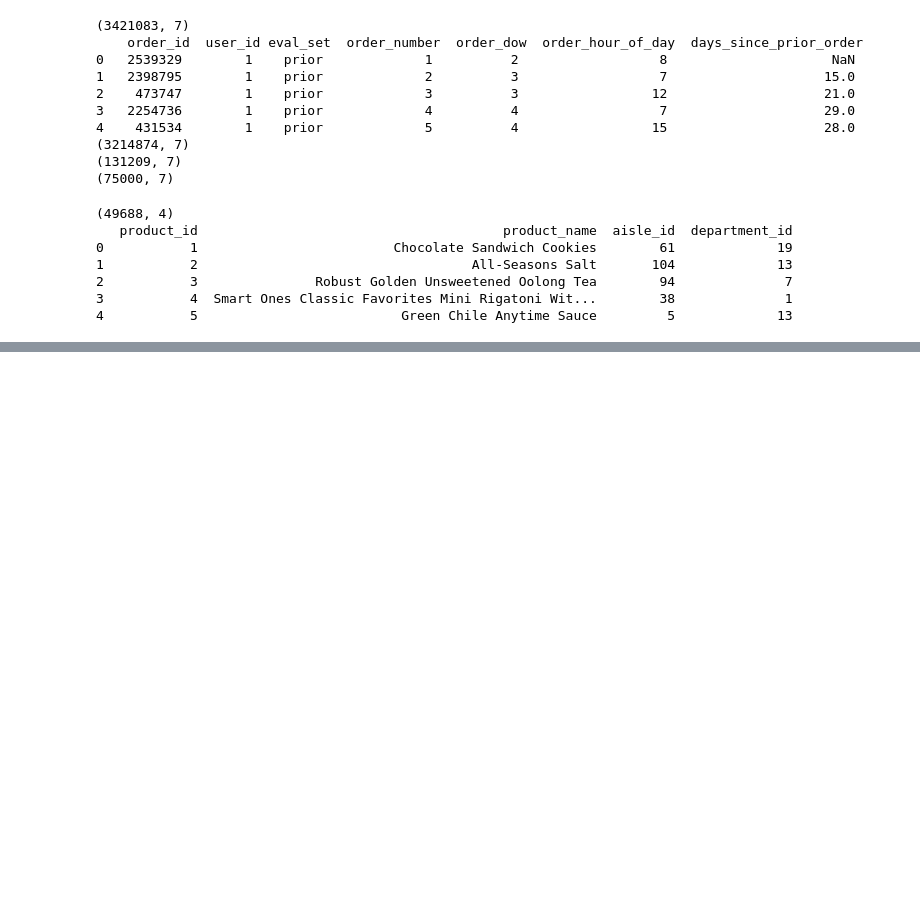
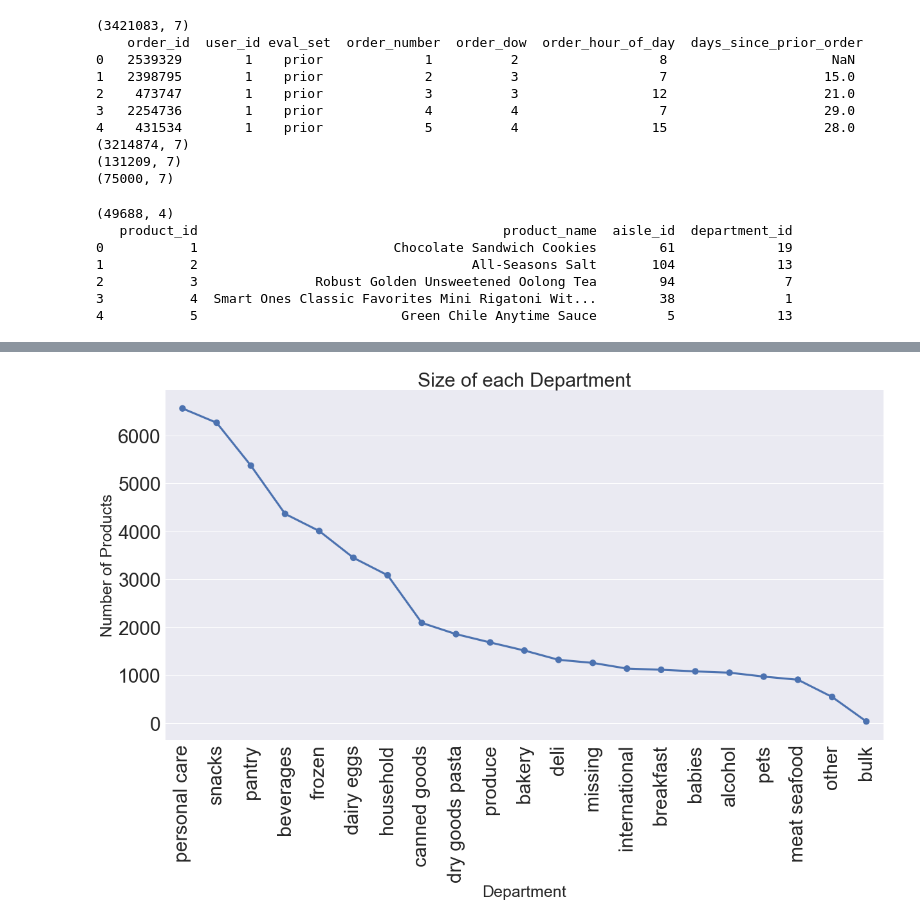
Before and after one commit to pradeepsaiu/kaggle_competetion, a Jupyter notebook: instacart/instacart.ipynb, the cells around one changed output, grey strips where cells are left out. Drawn from its saved outputs; the diff is of its cells as text; code cells hidden in the pictures; blank space fills up the shorter version.

```diff
--- a/instacart/instacart.ipynb
+++ b/instacart/instacart.ipynb
@@ -110,0 +179,14 @@ print(products.head())
+# %%
+total_products = pd.merge(products,departments,how='left', left_on=['department_id'], right_on = ['department_id'])
+total_products = total_products.groupby('department').agg('count').reset_index().sort_values('product_id',ascending=False)
+total_products.product_id = total_products.product_id
+plt.figure(figsize=(20,10))
+sns.set(font_scale=3)
+sns.pointplot(total_products.department,total_products.product_id)
+plt.xlabel('Department', fontsize=25)
+plt.ylabel('Number of Products', fontsize=25)
+plt.title("Size of each Department", fontsize=30)
+plt.xticks(rotation='vertical')
+plt.show()
+# %% [output]
+[figure, added]
```
Also changed, not shown: parts of 17 cells of this notebook.
